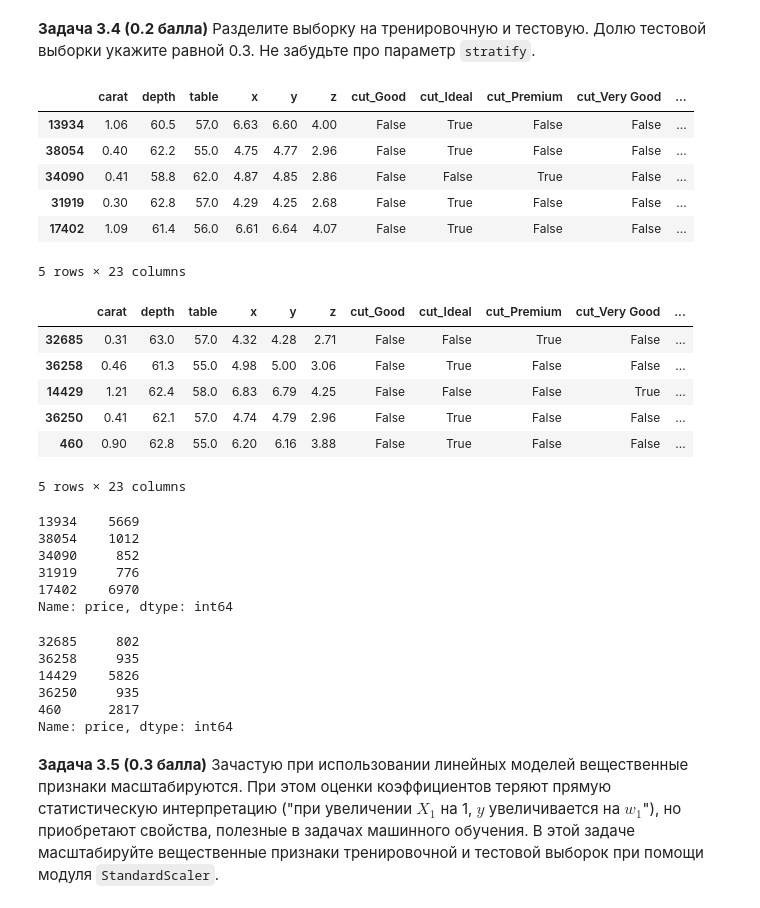
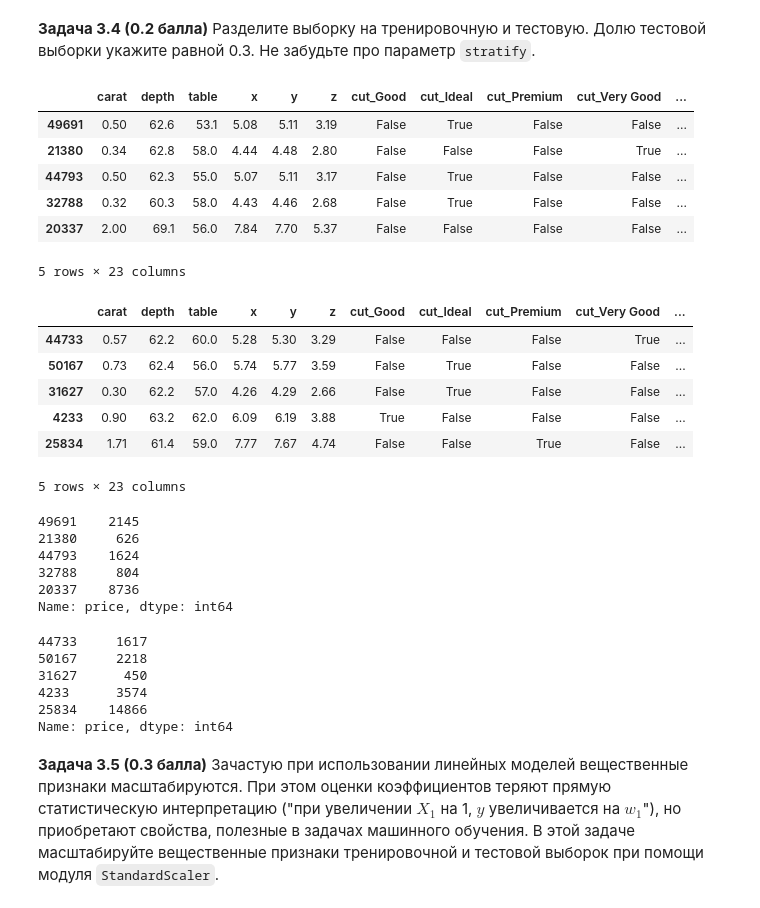
Before and after one commit to Vdmrl/HSE-IDA-ML, a Jupyter notebook: hw4/hw04_knn_linreg.ipynb, the cells around one changed output. Drawn from its saved outputs; the diff is of its cells as text; code cells hidden in the pictures.

```diff
--- a/hw4/hw04_knn_linreg.ipynb
+++ b/hw4/hw04_knn_linreg.ipynb
@@ -418,43 +421,49 @@ data_onehot.head()
 # %%
 from sklearn.model_selection import train_test_split
 
 np.random.seed(123)
 
 y = data_onehot["price"]
 X = data_onehot.drop(labels=["price"], axis=1)
-# Параметр statify в данном случае мне кажется не нужен,
+# Параметр statify в данном случае нельзя применить просто так,
 # так как целевая переменная линейной регрессии это число, то есть класс из одного типа.
-X_train, X_test, y_train, y_test = train_test_split(X, y, test_size=0.3)#, stratify=y)
+# Поэтому для использования этого параметра придётся поделить целевую переменную на бины с помощью pd.qcut
+# который делит целевую переменную на квантильные бины
+# При этом целевая перменная останется той же, бины будут только на этом этапе для грамотного распределения
+# Причины добавлять stratify описаны выше
+y_bins = pd.qcut(x=y, q=200, labels=False, duplicates="drop")  # делю на bins. здесь идёт дроп не данных, а границ бинов
+#display(y_bins.iloc[:,1])
+X_train, X_test, y_train, y_test = train_test_split(X, y, test_size=0.3, stratify=y_bins)
 display(X_train.head(5))
 display(X_test.head(5))
 display(y_train[:5])
 display(y_test[:5])
 # %% [output]
 |  | carat | depth | table | x | y | z | cut_Good | cut_Ideal | cut_Premium | cut_Very Good | ... |
-| 13934 | 1.06 | 60.5 | 57.0 | 6.63 | 6.60 | 4.00 | False | True | False | False | ... |
-| 38054 | 0.40 | 62.2 | 55.0 | 4.75 | 4.77 | 2.96 | False | True | False | False | ... |
-| 34090 | 0.41 | 58.8 | 62.0 | 4.87 | 4.85 | 2.86 | False | False | True | False | ... |
-| 31919 | 0.30 | 62.8 | 57.0 | 4.29 | 4.25 | 2.68 | False | True | False | False | ... |
-| 17402 | 1.09 | 61.4 | 56.0 | 6.61 | 6.64 | 4.07 | False | True | False | False | ... |
+| 49691 | 0.50 | 62.6 | 53.1 | 5.08 | 5.11 | 3.19 | False | True | False | False | ... |
+| 21380 | 0.34 | 62.8 | 58.0 | 4.44 | 4.48 | 2.80 | False | False | False | True | ... |
+| 44793 | 0.50 | 62.3 | 55.0 | 5.07 | 5.11 | 3.17 | False | True | False | False | ... |
+| 32788 | 0.32 | 60.3 | 58.0 | 4.43 | 4.46 | 2.68 | False | True | False | False | ... |
+| 20337 | 2.00 | 69.1 | 56.0 | 7.84 | 7.70 | 5.37 | False | False | False | False | ... |
 5 rows × 23 columns
 |  | carat | depth | table | x | y | z | cut_Good | cut_Ideal | cut_Premium | cut_Very Good | ... |
-| 32685 | 0.31 | 63.0 | 57.0 | 4.32 | 4.28 | 2.71 | False | False | True | False | ... |
-| 36258 | 0.46 | 61.3 | 55.0 | 4.98 | 5.00 | 3.06 | False | True | False | False | ... |
-| 14429 | 1.21 | 62.4 | 58.0 | 6.83 | 6.79 | 4.25 | False | False | False | True | ... |
-| 36250 | 0.41 | 62.1 | 57.0 | 4.74 | 4.79 | 2.96 | False | True | False | False | ... |
-| 460 | 0.90 | 62.8 | 55.0 | 6.20 | 6.16 | 3.88 | False | True | False | False | ... |
+| 44733 | 0.57 | 62.2 | 60.0 | 5.28 | 5.30 | 3.29 | False | False | False | True | ... |
+| 50167 | 0.73 | 62.4 | 56.0 | 5.74 | 5.77 | 3.59 | False | True | False | False | ... |
+| 31627 | 0.30 | 62.2 | 57.0 | 4.26 | 4.29 | 2.66 | False | True | False | False | ... |
+| 4233 | 0.90 | 63.2 | 62.0 | 6.09 | 6.19 | 3.88 | True | False | False | False | ... |
+| 25834 | 1.71 | 61.4 | 59.0 | 7.77 | 7.67 | 4.74 | False | False | True | False | ... |
 5 rows × 23 columns
-13934    5669
-38054    1012
-34090     852
-31919     776
-17402    6970
+49691    2145
+21380     626
+44793    1624
+32788     804
+20337    8736
 Name: price, dtype: int64
-32685     802
-36258     935
-14429    5826
-36250     935
-460      2817
+44733     1617
+50167     2218
+31627      450
+4233      3574
+25834    14866
 Name: price, dtype: int64
 # %% [markdown]
 **Задача 3.5 (0.3 балла)** Зачастую при использовании линейных моделей вещественные признаки масштабируются. При этом оценки коэффициентов теряют прямую статистическую интерпретацию ("при увеличении $X_1$ на 1, $y$ увеличивается на $w_1$"), но приобретают свойства, полезные в задачах машинного обучения. В этой задаче масштабируйте вещественные признаки тренировочной и тестовой выборок при помощи модуля `StandardScaler`.
```
Also changed, not shown: parts of 17 cells of this notebook.
